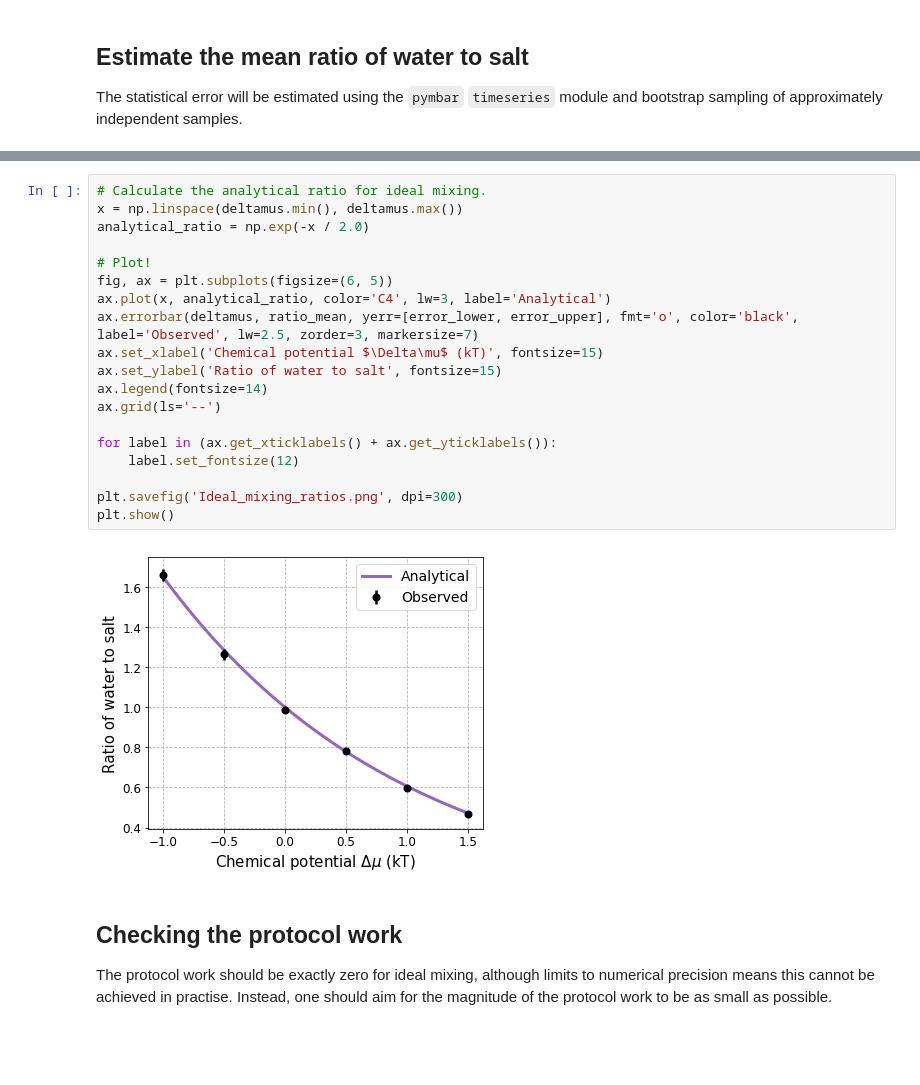
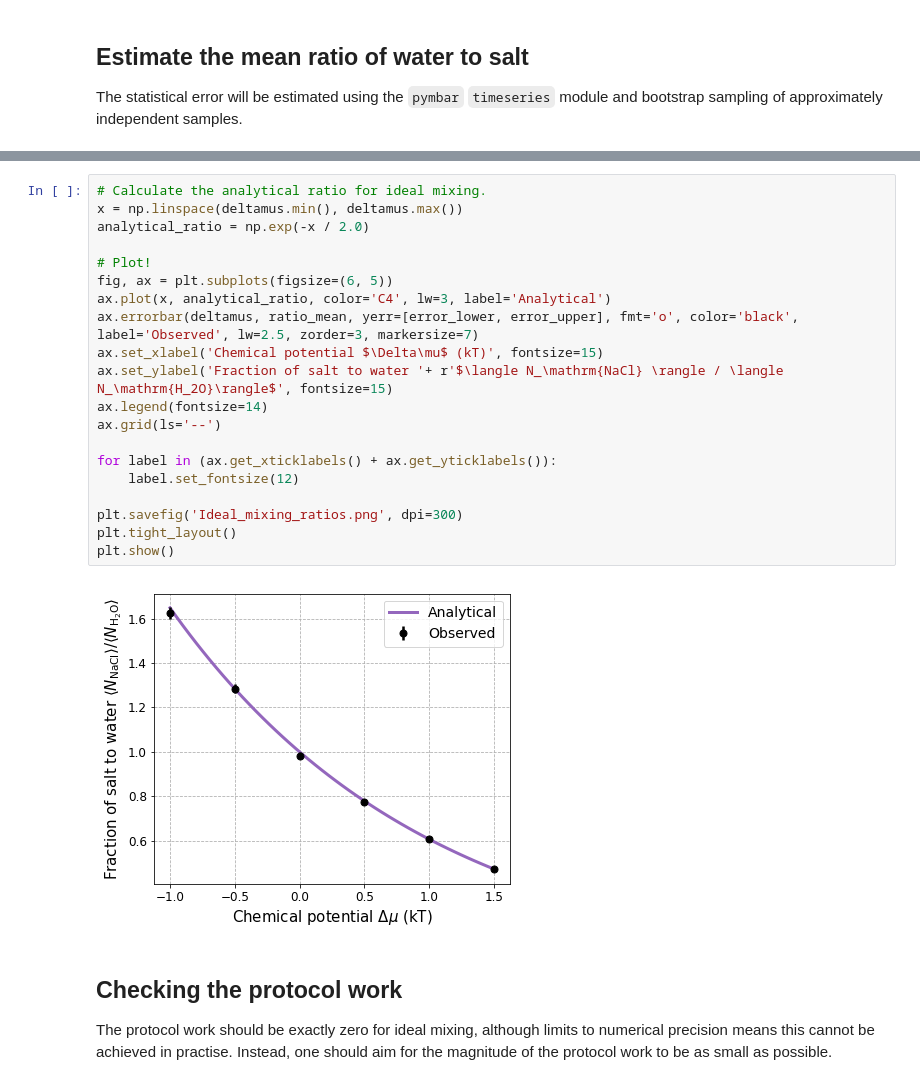
Before and after one commit to choderalab/saltswap-results, a Jupyter notebook: analysis_notebooks/Ideal_Mixing_Example.ipynb, the cells around one changed output, grey strips where cells are left out. Saved outputs shown, nothing was run; the diff lists cells and outputs as text; blank space fills up the shorter version.

Commit message:
Corrected typo and improved detail in the ideal mixing figure.

```diff
--- a/analysis_notebooks/Ideal_Mixing_Example.ipynb
+++ b/analysis_notebooks/Ideal_Mixing_Example.ipynb
@@ -105,24 +112,25 @@ Timeseries analysis and estimation of the mean water to salt ratio: 59.5 seconds
 # %%
 # Calculate the analytical ratio for ideal mixing.
 x = np.linspace(deltamus.min(), deltamus.max())
 analytical_ratio = np.exp(-x / 2.0)
 
 # Plot!
 fig, ax = plt.subplots(figsize=(6, 5))
 ax.plot(x, analytical_ratio, color='C4', lw=3, label='Analytical')
 ax.errorbar(deltamus, ratio_mean, yerr=[error_lower, error_upper], fmt='o', color='black', label='Observed', lw=2.5, zorder=3, markersize=7)
 ax.set_xlabel('Chemical potential $\Delta\mu$ (kT)', fontsize=15)
-ax.set_ylabel('Ratio of water to salt', fontsize=15)
+ax.set_ylabel('Fraction of salt to water '+ r'$\langle N_\mathrm{NaCl} \rangle / \langle N_\mathrm{H_2O}\rangle$', fontsize=15)
 ax.legend(fontsize=14)
 ax.grid(ls='--')
 
 for label in (ax.get_xticklabels() + ax.get_yticklabels()):
     label.set_fontsize(12)
 
 plt.savefig('Ideal_mixing_ratios.png', dpi=300)
+plt.tight_layout()
 plt.show()
 # %% [output]
-[figure, old version]
+[figure, new version]
 # %% [markdown]
 ## Checking the protocol work
 The protocol work should be exactly zero for ideal mixing, although limits to numerical precision means this cannot be achieved in practise. Instead, one should aim for the magnitude of the protocol work to be as small as possible.
```
Also changed, not shown: parts of 4 cells of this notebook.
